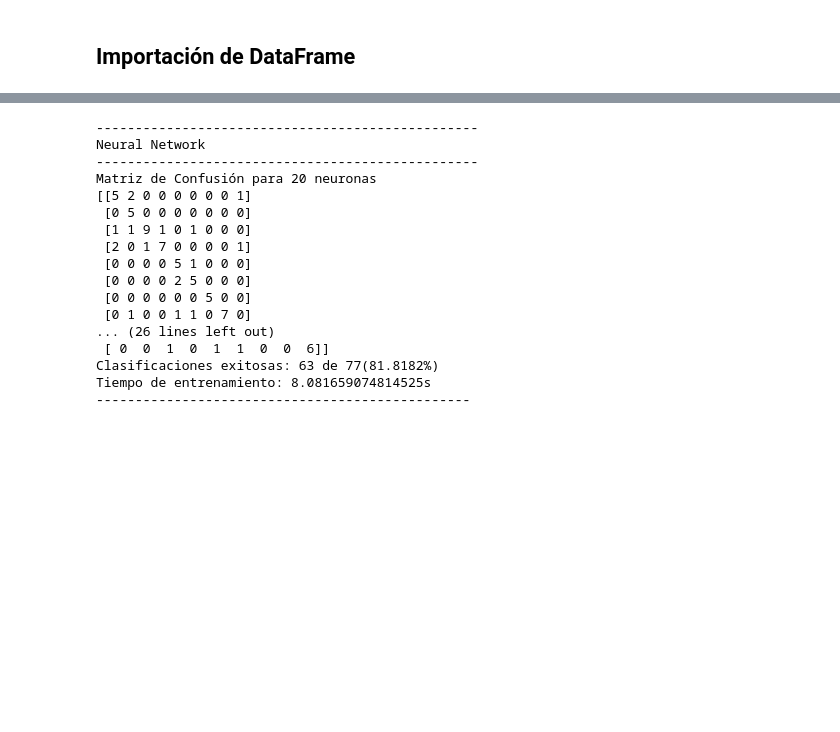
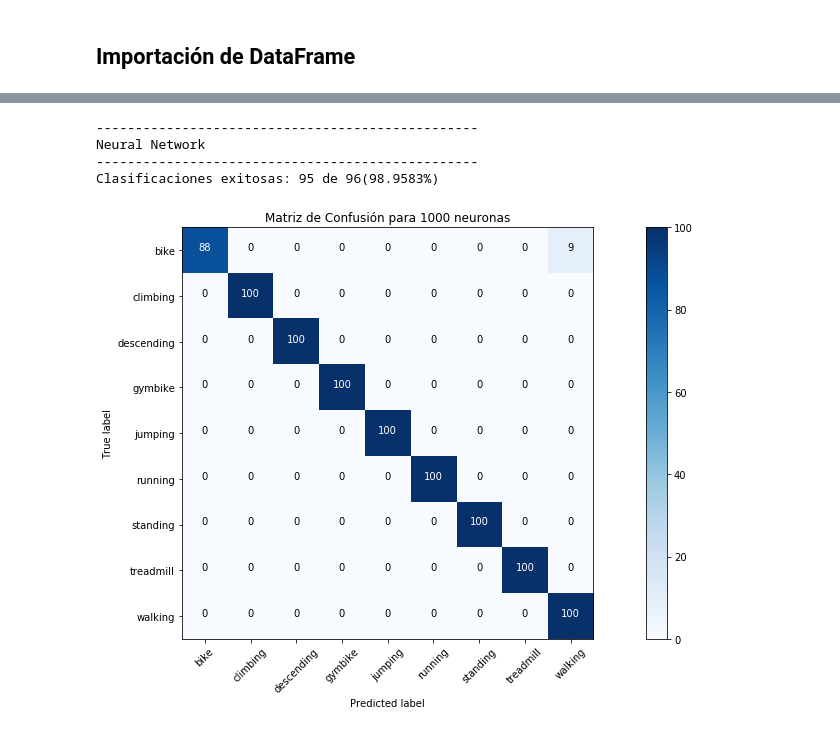
Before and after one commit to GioPais/Physical_activity_classifier, a Jupyter notebook: MarkII.ipynb, the cells around one changed output, grey strips where cells are left out. Drawn from its saved outputs; the diff is of its cells as text; code cells hidden in the pictures; blank space fills up the shorter version.

```diff
--- a/MarkII.ipynb
+++ b/MarkII.ipynb
@@ -196,27 +150,19 @@ Cantidad de caracteristicas: 30
 from sklearn.neural_network import MLPClassifier
 from sklearn.metrics import confusion_matrix
 import time
-def ANN_train(xdata,ydata,hl_size=10,activation='relu'):
-    clf = MLPClassifier(activation=activation,solver='lbfgs', hidden_layer_sizes=hl_size,
-    early_stopping = True, validation_fraction = 0.20);
-    #X, X_val, y, y_val = train_test_split(xdata, np.ravel(ydata), test_size=clf.validation_fraction);
+def ANN_train(xdata,ydata,hl_size=10,act='relu'):
+    clf = MLPClassifier(activation=act,solver='lbfgs', hidden_layer_sizes=hl_size,
+    early_stopping = True, validation_fraction = 0.25);
 
     xtrain,xval,ytrain,yval=train_test_split(xdata,ydata,random_state=clf.random_state,
                                                        test_size=clf.validation_fraction)
-
-    #print(y_val)
-    #print('size: {}'.format(len(y_val)))
-
-    start = time.clock()
-    clf.fit(xtrain, np.ravel(ytrain))
-    end = time.clock()
-    dt=end-start
-    return [clf,xtrain,xval,ytrain,yval,dt]
+    clf.fit(xdata, np.ravel(ydata))
+    return [clf,xtrain,xval,ytrain,yval]
 
 
 def ANN_perf(xtest,ytest,clf):
     ypred=clf.predict(xtest)
-    c_m=confusion_matrix(ytest, ypred)
+    c_m=confusion_matrix(np.ravel(ytest), ypred)
     return c_m
 
 def get_D(c_m):
@@ -232,40 +178,32 @@ def get_Darray(c_m):
     return D
 # %%
 #hl_size_op=5000#(28+10)//2
-hl_s=[20,500,1000]
+hl_s=[20,34,1000]
 
 print('-------------------------------------------------')
 print('Neural Network')
 print('-------------------------------------------------')
-
+best_cm=None
+best_acc=0
+best_hls=0
 for i in range(0,3):
-    clf,xtrain,xval,ytrain,yval,dt=ANN_train(x,y,hl_size=hl_s[i])
-
+    clf,xtrain,xval,ytrain,yval=ANN_train(x,y,hl_size=hl_s[i])
     c_m=ANN_perf(xval,yval,clf)
-    print('Matriz de Confusión para {} neuronas'.format(hl_s[i]))
-    print(c_m)
-    dsum=get_D(c_m)
-    percentage=np.round((dsum/(len(yval)*1.0))*100,4)
-    print('Clasificaciones exitosas: {} de {}({}%)'.format(dsum,len(yval),percentage))
-    print('Tiempo de entrenamiento: {}s'.format(dt))
-    print('------------------------------------------------')
+    acc=get_D(c_m)
+    if acc>best_acc:
+        best_acc=acc
+        best_cm=c_m
+        best_hls=hl_s[i]
+title='Matriz de Confusión para '+str(best_hls)+ ' neuronas'
+#print('Tiempo de entrenamiento: {}s'.format(dt))
+plot_confusion_matrix(best_cm,Activities,normalize=True,title=title)
+percentage=np.round((best_acc/(len(yval)*1.0))*100,4)
+print('Clasificaciones exitosas: {} de {}({}%)'.format(best_acc,len(yval),percentage))
 # %% [output]
 -------------------------------------------------
 Neural Network
 -------------------------------------------------
-Matriz de Confusión para 20 neuronas
-[[5 2 0 0 0 0 0 0 1]
- [0 5 0 0 0 0 0 0 0]
- [1 1 9 1 0 1 0 0 0]
- [2 0 1 7 0 0 0 0 1]
- [0 0 0 0 5 1 0 0 0]
- [0 0 0 0 2 5 0 0 0]
- [0 0 0 0 0 0 5 0 0]
- [0 1 0 0 1 1 0 7 0]
-... (26 lines left out)
- [ 0  0  1  0  1  1  0  0  6]]
-Clasificaciones exitosas: 63 de 77(81.8182%)
-Tiempo de entrenamiento: 8.081659074814525s
-------------------------------------------------
+Clasificaciones exitosas: 95 de 96(98.9583%)
+[figure, added]
 # %%
 from sklearn.svm import SVC,LinearSVC
```
Also changed, not shown: parts of 5 cells of this notebook.
